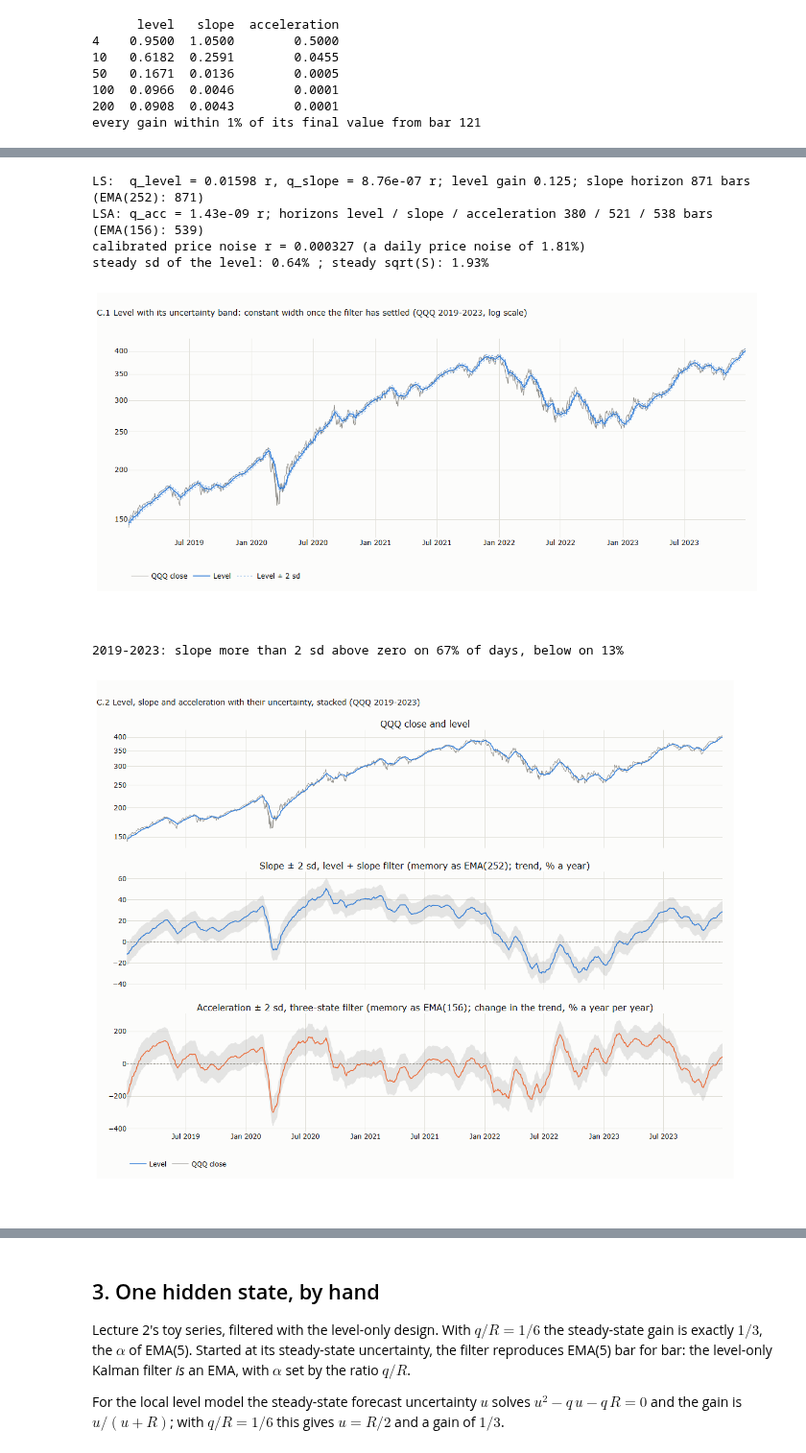
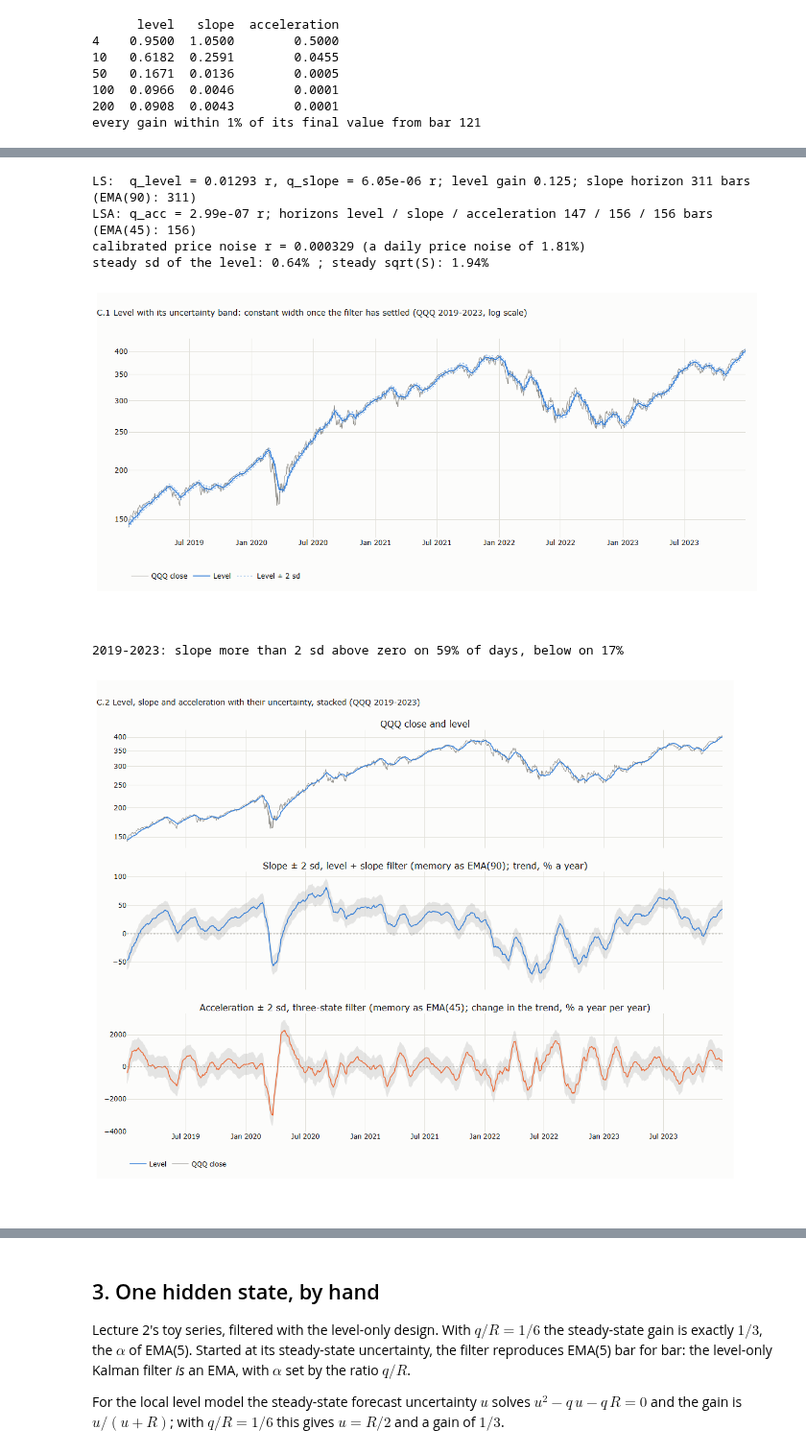
Before and after one commit to MaxGnesi/systematic-trading-notes, a Jupyter notebook: lectures/04-tracking-hidden-states/04_tracking_hidden_states.ipynb, the cells around one changed output, grey strips where cells are left out. Shown at 96% size. Drawn from its saved outputs; the diff is of its cells as text; code cells hidden in the pictures.

Commit message:
Lecture 4b: compact, practical section 2; charts with slope memory EMA(90) and acceleration EMA(45)
Co-Authored-By: Claude Opus 5.5 <noreply@anthropic.com>

```diff
--- a/lectures/04-tracking-hidden-states/04_tracking_hidden_states.ipynb
+++ b/lectures/04-tracking-hidden-states/04_tracking_hidden_states.ipynb
@@ -281,13 +281,13 @@ def bisect(f, target, lo, hi, increasing):
 
 ema_horizon = lambda N: int(np.ceil(np.log(1e-3) / np.log(1 - 2 / (N + 1))))
 ql_rel = 0.05
-for _ in range(6):                      # alternate: slope memory = EMA(252), level gain = 2/16
-    qs_rel = bisect(lambda q: tail_horizon(steady_weights_k([ql_rel, q])[1][:, 1]), ema_horizon(252), 1e-14, 1e-1, increasing=False)
+for _ in range(6):                      # alternate: slope memory = EMA(90), level gain = 2/16
+    qs_rel = bisect(lambda q: tail_horizon(steady_weights_k([ql_rel, q])[1][:, 1]), ema_horizon(90), 1e-14, 1e-1, increasing=False)
     ql_rel = bisect(lambda q: steady_weights_k([q, qs_rel])[0][0], 2 / 16, 1e-6, 10, increasing=True)
-qa_rel = bisect(lambda q: tail_horizon(steady_weights_k([ql_rel, qs_rel, q])[1][:, 2]), ema_horizon(156), 1e-16, 1e-2, increasing=False)
+qa_rel = bisect(lambda q: tail_horizon(steady_weights_k([ql_rel, qs_rel, q])[1][:, 2]), ema_horizon(45), 1e-16, 1e-2, increasing=False)
 K2s, W2s = steady_weights_k([ql_rel, qs_rel]); K3s, W3s = steady_weights_k([ql_rel, qs_rel, qa_rel])
-print(f"LS:  q_level = {ql_rel:.4g} r, q_slope = {qs_rel:.3g} r; level gain {K2s[0]:.3f}; slope horizon {tail_horizon(W2s[:, 1])} bars (EMA(252): {ema_horizon(252)})")
-print(f"LSA: q_acc = {qa_rel:.3g} r; horizons level / slope / acceleration {tail_horizon(W3s[:, 0])} / {tail_horizon(W3s[:, 1])} / {tail_horizon(W3s[:, 2])} bars (EMA(156): {ema_horizon(156)})")
+print(f"LS:  q_level = {ql_rel:.4g} r, q_slope = {qs_rel:.3g} r; level gain {K2s[0]:.3f}; slope horizon {tail_horizon(W2s[:, 1])} bars (EMA(90): {ema_horizon(90)})")
+print(f"LSA: q_acc = {qa_rel:.3g} r; horizons level / slope / acceleration {tail_horizon(W3s[:, 0])} / {tail_horizon(W3s[:, 1])} / {tail_horizon(W3s[:, 2])} bars (EMA(45): {ema_horizon(45)})")
 
 # The ratios fix the estimates; the scale of r fixes the uncertainty. Calibrate the scale so that the normalised
 # surprises have variance 1 over 2014-2018, before the charted period (no look-ahead).
@@ -318,33 +318,33 @@ fig.update_layout(title="C.1 Level with its uncertainty band: constant width onc
 save_figure(fig, "b_c01_level_bands", FIG)
 fig
 # %% [output]
-LS:  q_level = 0.01598 r, q_slope = 8.76e-07 r; level gain 0.125; slope horizon 871 bars (EMA(252): 871)
-LSA: q_acc = 1.43e-09 r; horizons level / slope / acceleration 380 / 521 / 538 bars (EMA(156): 539)
-calibrated price noise r = 0.000327 (a daily price noise of 1.81%)
-steady sd of the level: 0.64% ; steady sqrt(S): 1.93%
+LS:  q_level = 0.01293 r, q_slope = 6.05e-06 r; level gain 0.125; slope horizon 311 bars (EMA(90): 311)
+LSA: q_acc = 2.99e-07 r; horizons level / slope / acceleration 147 / 156 / 156 bars (EMA(45): 156)
+calibrated price noise r = 0.000329 (a daily price noise of 1.81%)
+steady sd of the level: 0.64% ; steady sqrt(S): 1.94%
 [figure]
 # %%
 # C.2 price, slope and acceleration, stacked
 fig = make_subplots(rows=3, cols=1, shared_xaxes=True, vertical_spacing=0.06,
-                    subplot_titles=("QQQ close and level", "Slope ± 2 sd, level + slope filter (memory as EMA(252); trend, % a year)", "Acceleration ± 2 sd, three-state filter (memory as EMA(156); change in the trend, % a year per year)"))
+                    subplot_titles=("QQQ close and level", "Slope ± 2 sd, level + slope filter (memory as EMA(90); trend, % a year)", "Acceleration ± 2 sd, three-state filter (memory as EMA(45); change in the trend, % a year per year)"))
 fig.add_scatter(x=d, y=px[win], name="QQQ close", mode="lines", line=dict(width=1, color=MUTED), row=1, col=1)
 fig.add_scatter(x=d, y=np.exp(lvl[win]), name="Level", mode="lines", line=dict(width=1.6, color=SERIES[0]), row=1, col=1)
 for row, (v, sdv, scale, col) in ((2, (sl, sd_sl, 25200, SERIES[0])), (3, (acc, sd_acc, 25200 * 252, SERIES[1]))):
     fig.add_scatter(x=d, y=scale * (v + 2 * sdv)[win], showlegend=False, mode="lines", line=dict(width=0), row=row, col=1)
     fig.add_scatter(x=d, y=scale * (v - 2 * sdv)[win], showlegend=False, mode="lines", line=dict(width=0), fill="tonexty",
                     fillcolor="rgba(120,120,120,0.18)", row=row, col=1)
     fig.add_scatter(x=d, y=scale * v[win], showlegend=False, mode="lines", line=dict(width=1.6, color=col), row=row, col=1)
     fig.add_hline(y=0, line=dict(width=1, color=MUTED, dash="dot"), row=row, col=1)
 fig.update_yaxes(type="log", row=1, col=1)
 fig.update_layout(title="C.2 Level, slope and acceleration with their uncertainty, stacked (QQQ 2019-2023)", height=900, width=1150,
                   margin=dict(t=90, b=60), legend=dict(orientation="h", y=-0.06, x=0))
 save_figure(fig, "b_c02_slope_acceleration", FIG)
 pos = sl[win] > 2 * sd_sl[win]; neg = sl[win] < -2 * sd_sl[win]
 print(f"2019-2023: slope more than 2 sd above zero on {100 * pos.mean():.0f}% of days, below on {100 * neg.mean():.0f}%")
 fig
 # %% [output]
-2019-2023: slope more than 2 sd above zero on 67% of days, below on 13%
+2019-2023: slope more than 2 sd above zero on 59% of days, below on 17%
-[figure, old version]
+[figure, new version]
 # %%
 # C.3 stretch
 stretch = 100 * (y_qqq - lvl)
```
Also changed, not shown: parts of 3 cells of this notebook, 5 other files.
